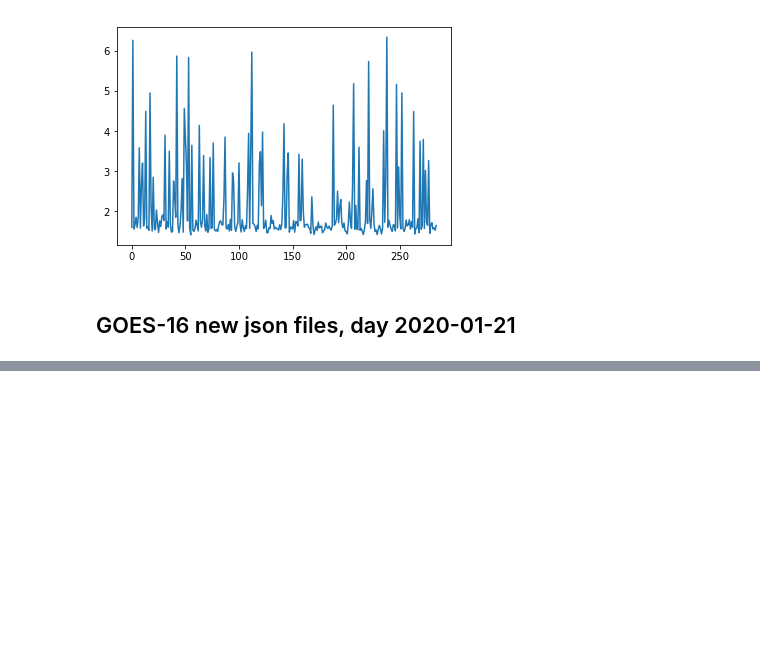
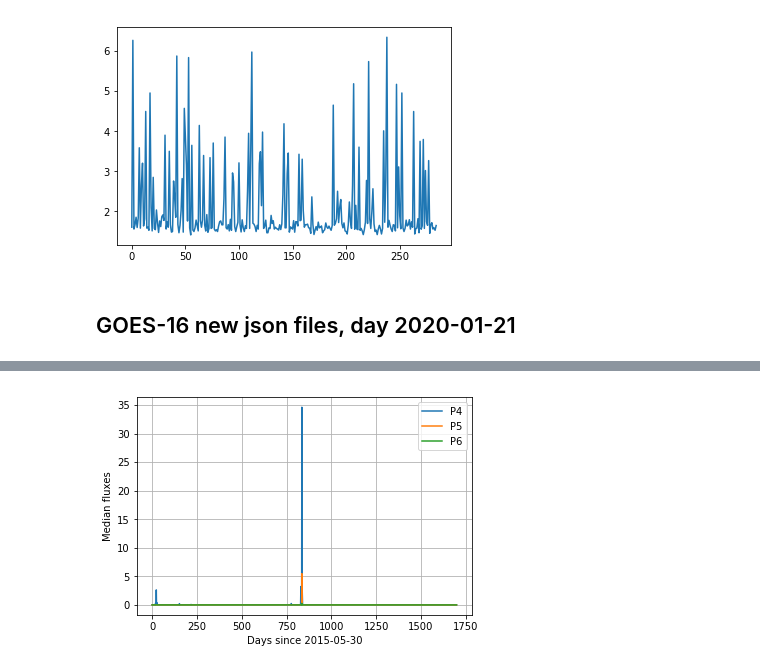
Before and after one commit to chandra-mta/mtanb, a Jupyter notebook: g16-hrc-proxy/g16-hrc-proxy.ipynb, the cells around one changed output, grey strips where cells are left out. Drawn from its saved outputs; the diff is of its cells as text; code cells hidden in the pictures; blank space fills up the shorter version.

```diff
--- a/g16-hrc-proxy/g16-hrc-proxy.ipynb
+++ b/g16-hrc-proxy/g16-hrc-proxy.ipynb
@@ -314,0 +448,12 @@ plt.grid()
+# %%
+t = Table.read('goes-median-p4-p5-p6-2015-05-30-2020-01-23.dat', format='ascii')
+# %%
+plt.plot(t['median_p4'], label='P4')
+plt.plot(t['median_p5'], label='P5')
+plt.plot(t['median_p6'], label='P6')
+plt.legend()
+plt.xlabel("Days since 2015-05-30")
+plt.ylabel("Median fluxes")
+plt.grid()
+# %% [output]
+[figure, added]
```
Also changed, not shown: parts of 49 cells of this notebook.
